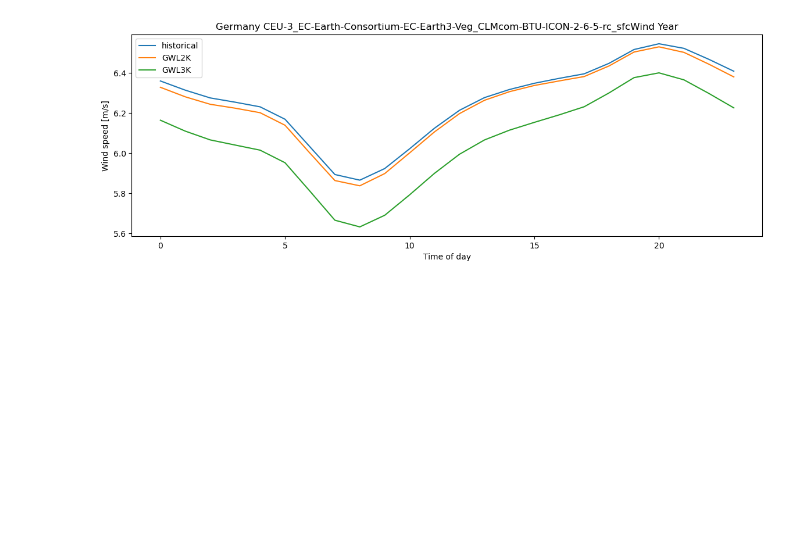
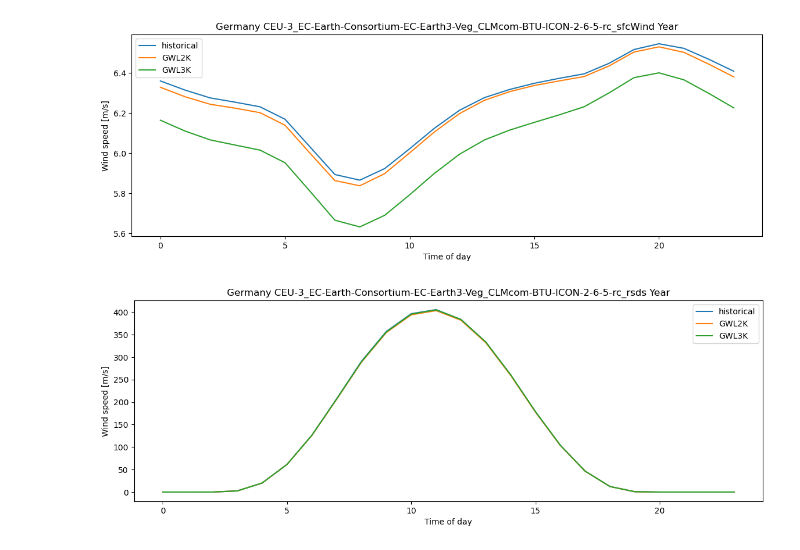
Before and after one commit to ATYslh/Dunkelflaute, a Jupyter notebook: Analysis_Scripts/visualization_publication.ipynb, the cells around one changed output. Drawn from its saved outputs; the diff is of its cells as text; code cells hidden in the pictures; blank space fills up the shorter version.

```diff
--- a/Analysis_Scripts/visualization_publication.ipynb
+++ b/Analysis_Scripts/visualization_publication.ipynb
@@ -38,6 +38,7 @@ with open(f"sfcWind/{region}.json", "r", encoding="utf-8") as file:
     wind_stats=json.load(file)
     dataset="CEU-3_EC-Earth-Consortium-EC-Earth3-Veg_CLMcom-BTU-ICON-2-6-5-rc_sfcWind"
     Hereon_data=wind_stats[dataset]
+    wind_hist=Hereon_data["historical"]
     wind_2K=Hereon_data["ssp370-GWL2K"]
     wind_3K=Hereon_data["ssp370-GWL3K"]
     season="Year"
@@ -55,0 +156,26 @@ with open(f"sfcWind/{region}.json", "r", encoding="utf-8") as file:
+# %%
+# PV daily cycle
+import json
+import matplotlib.pyplot as plt
+import numpy as np
+region="Germany"
+with open(f"rsds/{region}.json", "r", encoding="utf-8") as file:
+    wind_stats=json.load(file)
+    dataset="CEU-3_EC-Earth-Consortium-EC-Earth3-Veg_CLMcom-BTU-ICON-2-6-5-rc_rsds"
+    Hereon_data=wind_stats[dataset]
+    wind_2K=Hereon_data["ssp370-GWL2K"]
+    wind_3K=Hereon_data["ssp370-GWL3K"]
+    season="Year"
+    plt.figure(figsize=(14, 4.5))
+    labels=["historical","GWL2K","GWL3K"]
+    wind_hist=Hereon_data["historical"]
+    for index, data in enumerate([wind_hist,wind_2K,wind_3K]):
+            plt.plot(data[season]["diurnal_cycle"], label=labels[index])
+
+    plt.title(f"{region} {dataset} {season}")
+    plt.ylabel("Wind speed [m/s]")
+    plt.xlabel("Time of day")
+    plt.legend()
+    plt.show()
+# %% [output]
+[figure, added]
```
Also changed, not shown: parts of 1 cell of this notebook.
